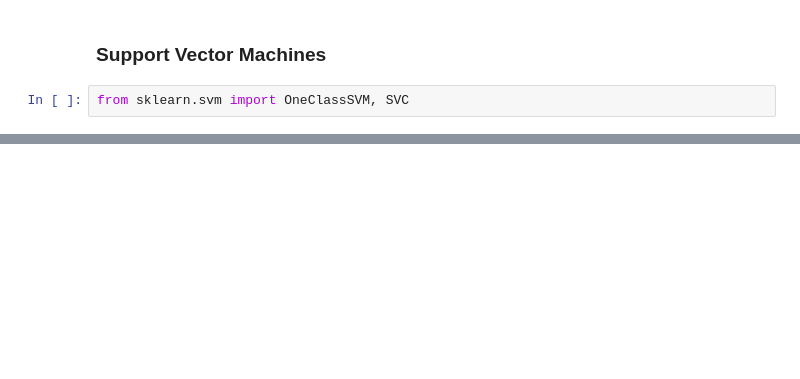
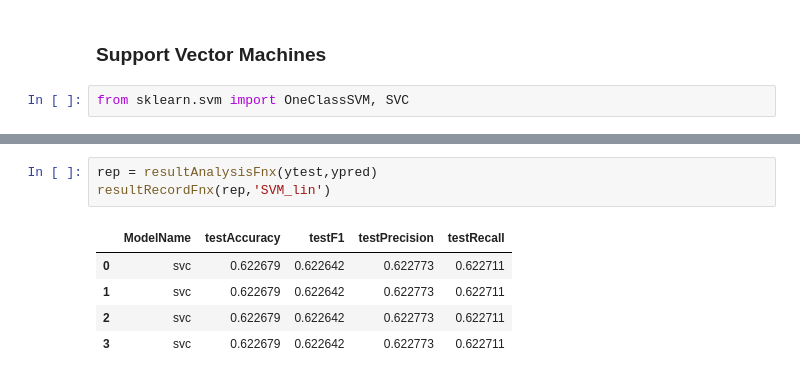
Before and after one commit to aver81/Loan-Defaulter-Classification, a Jupyter notebook: notebooks/LoanDefaulterClassification.ipynb, the cells around one changed output, grey strips where cells are left out. Drawn from its saved outputs; the diff is of its cells as text; blank space fills up the shorter version.

```diff
--- a/notebooks/LoanDefaulterClassification.ipynb
+++ b/notebooks/LoanDefaulterClassification.ipynb
@@ -842,0 +931,9 @@ weighted avg       0.51      0.51      0.51      9965
+# %%
+rep = resultAnalysisFnx(ytest,ypred)
+resultRecordFnx(rep,'SVM_lin')
+# %% [output]
+|  | ModelName | testAccuracy | testF1 | testPrecision | testRecall |
+| 0 | svc | 0.622679 | 0.622642 | 0.622773 | 0.622711 |
+| 1 | svc | 0.622679 | 0.622642 | 0.622773 | 0.622711 |
+| 2 | svc | 0.622679 | 0.622642 | 0.622773 | 0.622711 |
+| 3 | svc | 0.622679 | 0.622642 | 0.622773 | 0.622711 |
```
Also changed, not shown: parts of 36 cells of this notebook, 1 other file.
